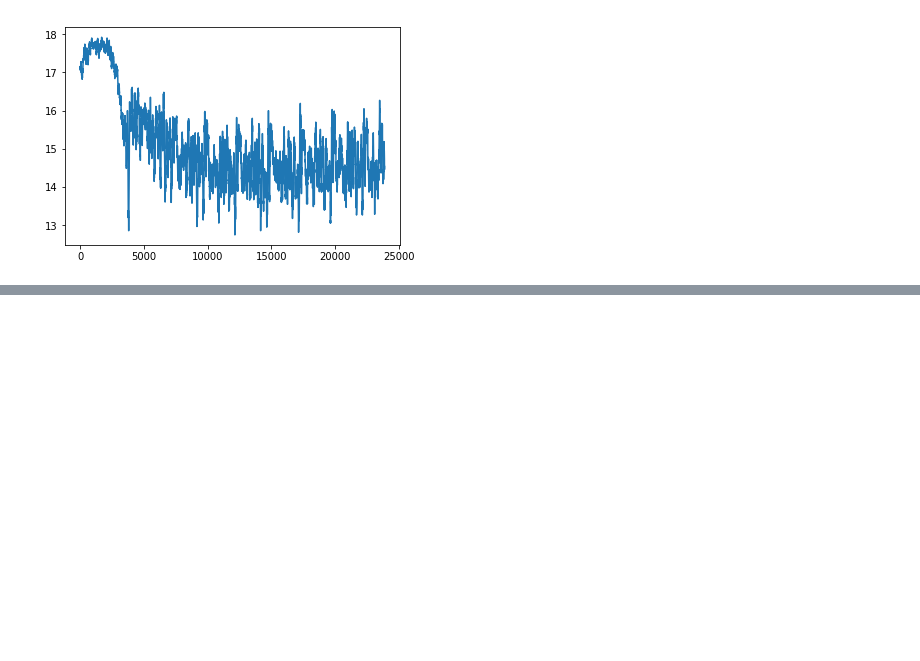
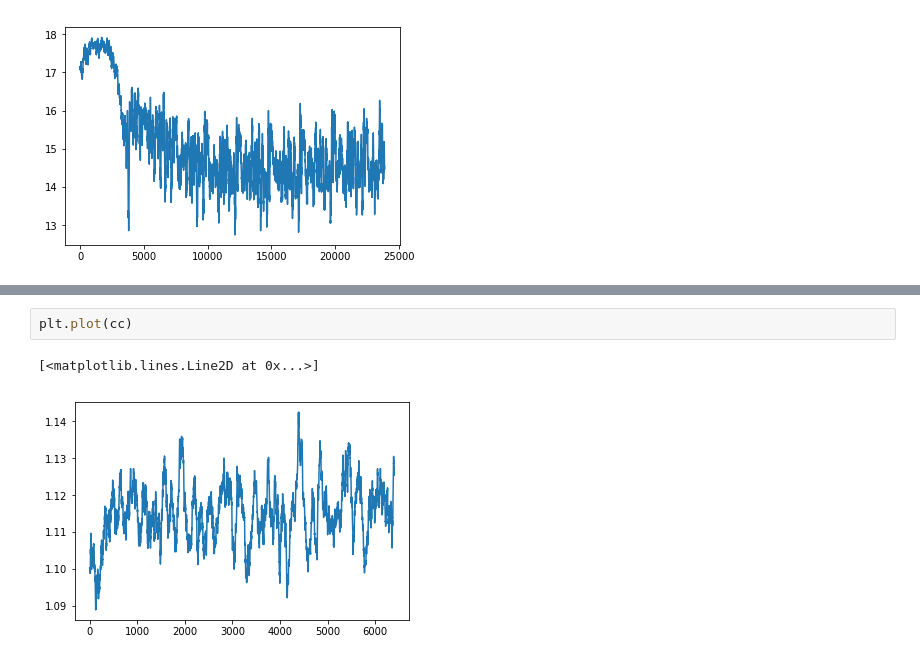
Before and after one commit to louisv123/COLGE, a Jupyter notebook: test.ipynb, the cells around one changed output, grey strips where cells are left out. Cells and saved outputs as stored; diff of their text form; blank space fills up the shorter version.

```diff
--- a/test.ipynb
+++ b/test.ipynb
@@ -1145,0 +1236,5 @@ plt.plot(cc)
+# %%
+plt.plot(cc)
+# %% [output]
+[<matplotlib.lines.Line2D at 0x...>]
+[figure, added]
```
Also changed, not shown: parts of 16 cells of this notebook, 6 other files.
